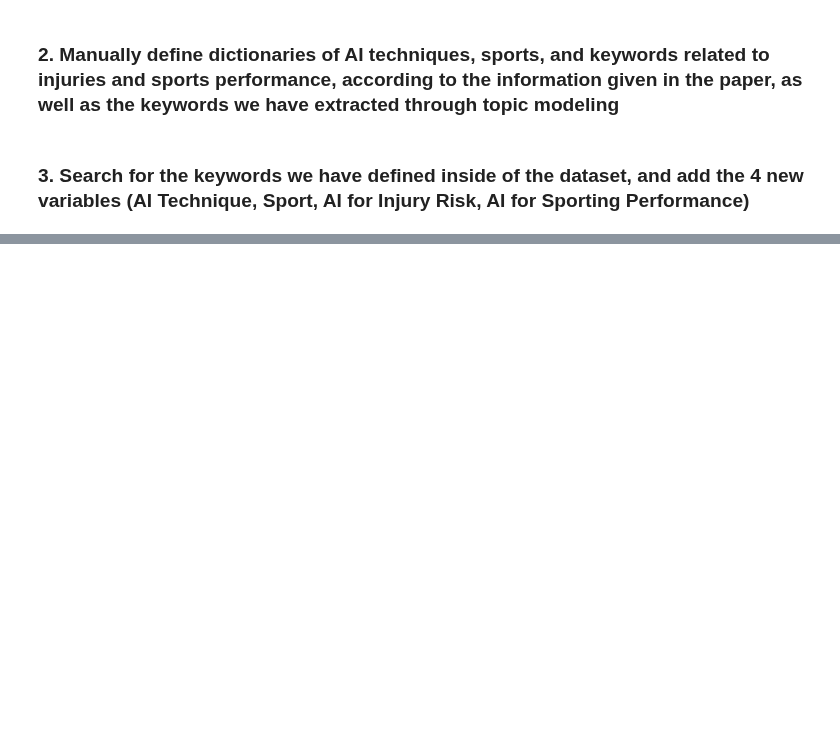
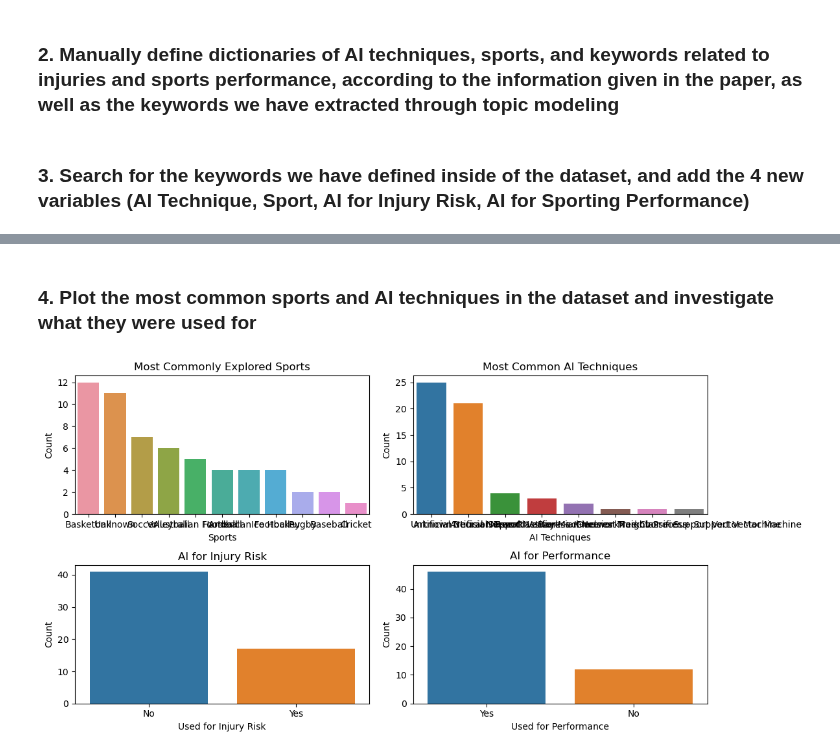
Before and after one commit to Matt17BR/ml4ds2324_topic_modeling, a Jupyter notebook: scripts/sports_ai_techniques.ipynb, the cells around one changed output, grey strips where cells are left out. Saved outputs shown, nothing was run; the diff lists cells and outputs as text; code cells hidden in the pictures; blank space fills up the shorter version.

Commit message:
Initial work on AI/sports plots

```diff
--- a/scripts/sports_ai_techniques.ipynb
+++ b/scripts/sports_ai_techniques.ipynb
@@ -109,3 +109,63 @@ new_variables.head()
 | 2 | Lu G | Evaluation model of young basketb... | NaN | NaN | NaN | Artificial Neural Network | Basketball | No | ... |
 | 3 | Wu L | The participating team ’s technic... | NaN | NaN | NaN | Artificial Neural Network | Basketball | No | ... |
 | 4 | Zhang Q | Prediction based on basketball co... | NaN | NaN | NaN | Artificial Neural Network | Basketball | No | ... |
+# %% [markdown]
+### 4. Plot the most common sports and AI techniques in the dataset and investigate what they were used for
+# %%
+import seaborn as sns
+import matplotlib.pyplot as plt
+
+plots_df = new_variables.fillna("Unknown")
+
+# Adding a new column to the dataset based on the specified criteria
+def categorize(row):
+    if row['AI for Injury Risk'] == "Yes" and row['AI for Performance'] == "Yes":
+        return "Injuries & Performance"
+    elif row['AI for Injury Risk'] == "Yes":
+        return "Injury Risk"
+    elif row['AI for Performance'] == "Yes":
+        return "Performance"
+    else:
+        return "Unknown"
+
+plots_df['AI Usage'] = plots_df.apply(categorize, axis=1)
+
+# Counting the occurrences of different sports and AI techniques
+sports_count = plots_df['Sports'].value_counts()
+ai_techniques_count = plots_df['AI Techniques'].value_counts()
+
+# Counting the occurrences of AI for Injury Risk and AI for Performance
+ai_injury_risk_count = plots_df['AI for Injury Risk'].value_counts()
+ai_performance_count = plots_df['AI for Performance'].value_counts()
+
+# Plotting the results
+plt.figure(figsize=(12, 6))
+
+plt.subplot(2, 2, 1)
+sns.barplot(x=sports_count.index, y=sports_count.values)
+plt.title("Most Commonly Explored Sports")
+plt.xlabel("Sports")
+plt.ylabel("Count")
+
+plt.subplot(2, 2, 2)
+sns.barplot(x=ai_techniques_count.index, y=ai_techniques_count.values)
+plt.title("Most Common AI Techniques")
+plt.xlabel("AI Techniques")
+plt.ylabel("Count")
+
+plt.subplot(2, 2, 3)
+sns.barplot(x=ai_injury_risk_count.index, y=ai_injury_risk_count.values)
+plt.title("AI for Injury Risk")
+plt.xlabel("Used for Injury Risk")
+plt.ylabel("Count")
+
+plt.subplot(2, 2, 4)
+sns.barplot(x=ai_performance_count.index, y=ai_performance_count.values)
+plt.title("AI for Performance")
+plt.xlabel("Used for Performance")
+plt.ylabel("Count")
+
+plt.tight_layout()
+plt.show()
+# %% [output]
+[figure, added]
```
Also changed, not shown: parts of 1 cell of this notebook.
